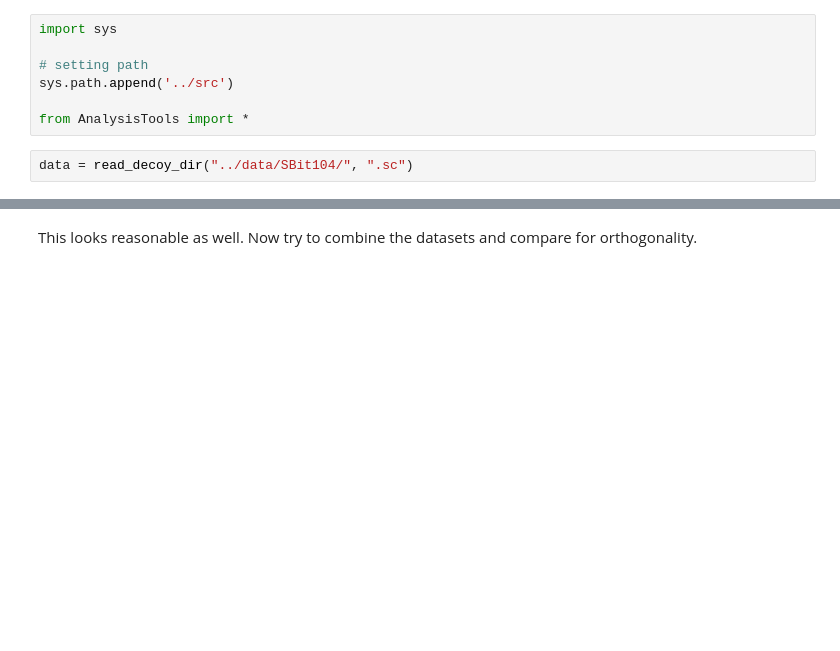
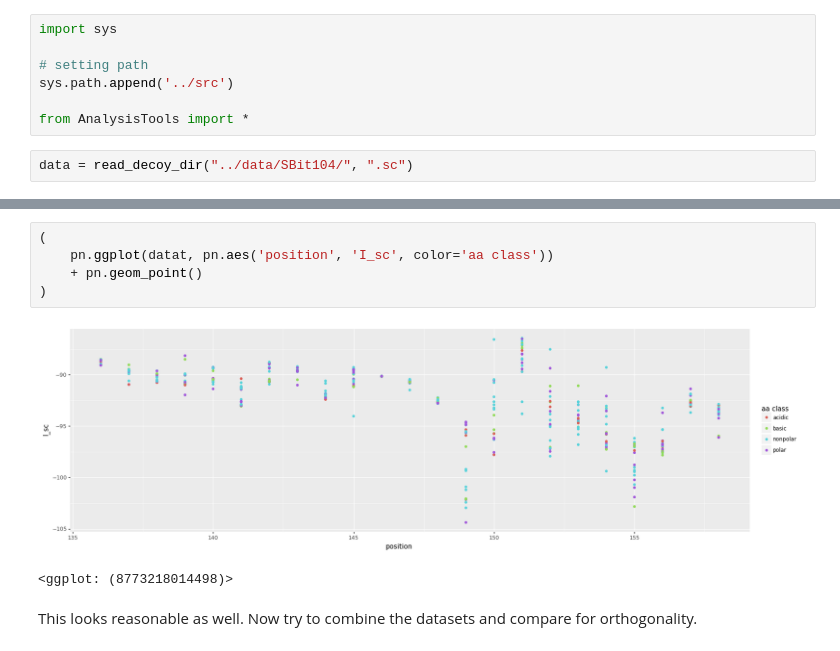
Before and after one commit to c-bun/rosetta-tacc, a Jupyter notebook: notebooks/production2_SBit104.ipynb, the cells around one changed output, grey strips where cells are left out. Saved outputs shown, nothing was run; the diff lists cells and outputs as text; blank space fills up the shorter version.

Commit message:
plotting by class

```diff
--- a/notebooks/production2_SBit104.ipynb
+++ b/notebooks/production2_SBit104.ipynb
@@ -70,2 +108,10 @@ pn.options.figure_size = (20, 6)
+# %%
+(
+    pn.ggplot(datat, pn.aes('position', 'I_sc', color='aa class'))
+    + pn.geom_point()
+)
+# %% [output]
+[figure, added]
+<ggplot: (8773218014498)>
 # %% [markdown]
 This looks reasonable as well. Now try to combine the datasets and compare for orthogonality.
```
Also changed, not shown: parts of 5 cells of this notebook.
